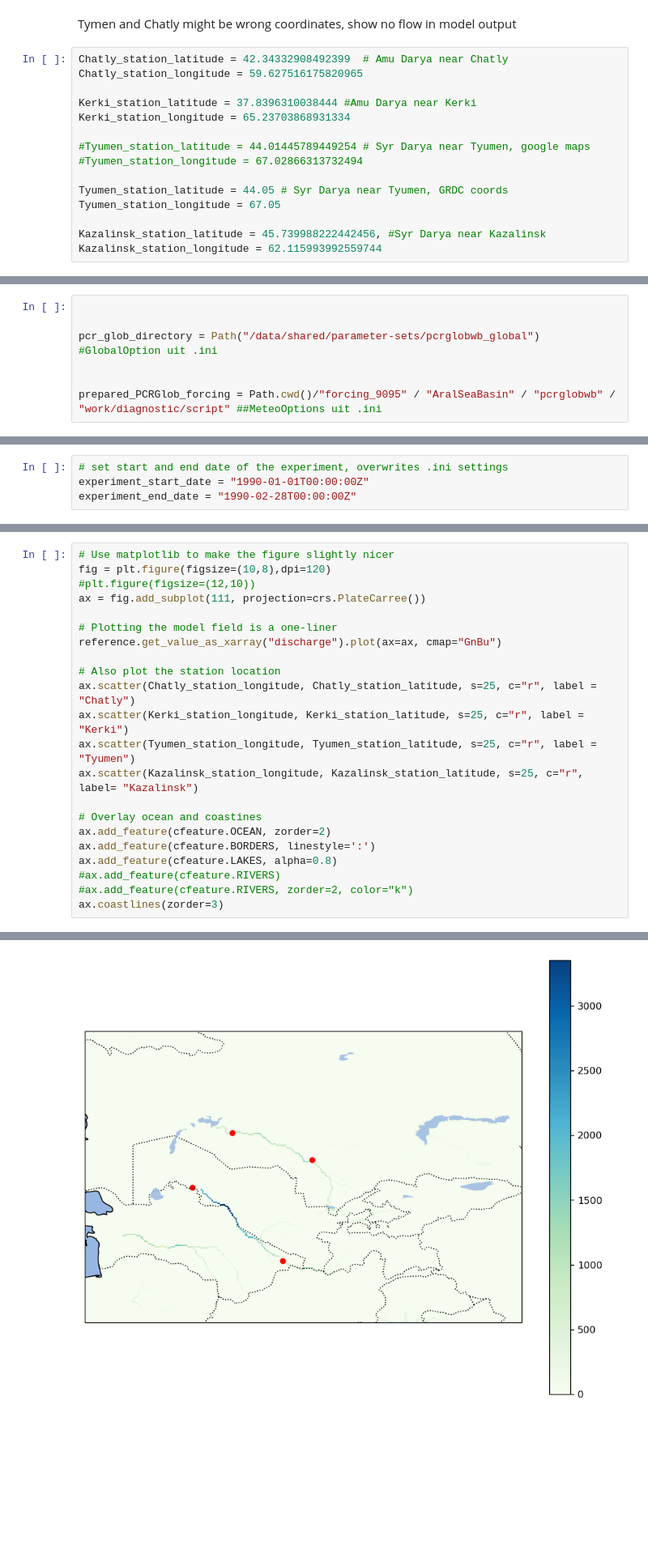
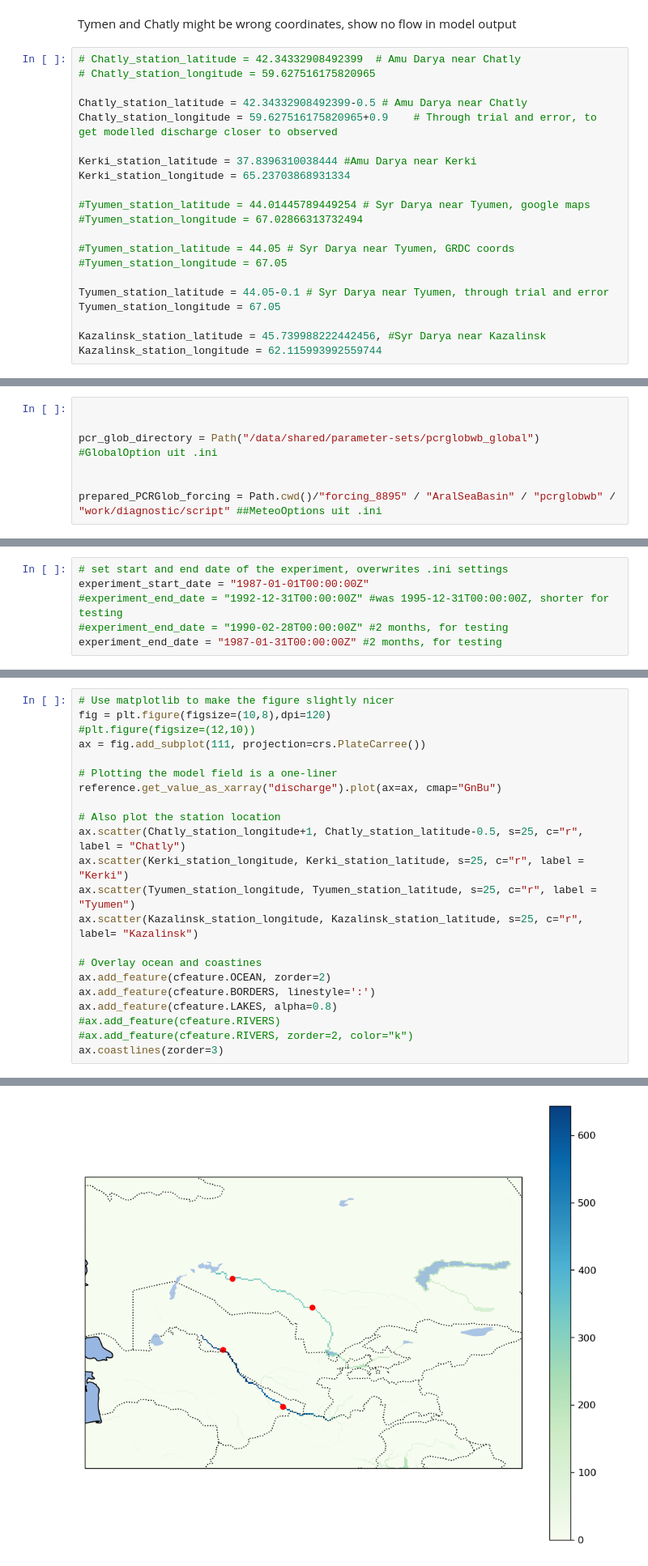
Before and after one commit to andrevdv/MSc_AralSea, a Jupyter notebook: book/thesis_projects/MSc/2025_Q1_AndreVanDerVeen_CEG/work_in_progress/Test_Aral/Aral_PCR_Simple.ipynb, the cells around one changed output, grey strips where cells are left out. Shown: that part at 81% size. Saved outputs shown, nothing was run; the diff lists cells and outputs as text; blank space fills up the shorter version.

```diff
--- a/book/thesis_projects/MSc/2025_Q1_AndreVanDerVeen_CEG/work_in_progress/Test_Aral/Aral_PCR_Simple.ipynb
+++ b/book/thesis_projects/MSc/2025_Q1_AndreVanDerVeen_CEG/work_in_progress/Test_Aral/Aral_PCR_Simple.ipynb
@@ -33,8 +35,11 @@ import ewatercycle.parameter_sets
 # %% [markdown]
 Tymen and Chatly might be wrong coordinates, show no flow in model output
 # %%
-Chatly_station_latitude = 42.34332908492399  # Amu Darya near Chatly
-Chatly_station_longitude = 59.627516175820965
+# Chatly_station_latitude = 42.34332908492399  # Amu Darya near Chatly
+# Chatly_station_longitude = 59.627516175820965
+
+Chatly_station_latitude = 42.34332908492399-0.5 # Amu Darya near Chatly
+Chatly_station_longitude = 59.627516175820965+0.9    # Through trial and error, to get modelled discharge closer to observed
 
 Kerki_station_latitude = 37.8396310038444 #Amu Darya near Kerki
 Kerki_station_longitude = 65.23703868931334
@@ -42,7 +47,10 @@ Kerki_station_longitude = 65.23703868931334
 #Tyumen_station_latitude = 44.01445789449254 # Syr Darya near Tyumen, google maps
 #Tyumen_station_longitude = 67.02866313732494
 
-Tyumen_station_latitude = 44.05 # Syr Darya near Tyumen, GRDC coords
+#Tyumen_station_latitude = 44.05 # Syr Darya near Tyumen, GRDC coords
+#Tyumen_station_longitude = 67.05
+
+Tyumen_station_latitude = 44.05-0.1 # Syr Darya near Tyumen, through trial and error
 Tyumen_station_longitude = 67.05
 
 Kazalinsk_station_latitude = 45.739988222442456, #Syr Darya near Kazalinsk
@@ -56,7 +64,7 @@ Kazalinsk_station_longitude = 62.115993992559744
 pcr_glob_directory = Path("/data/shared/parameter-sets/pcrglobwb_global")  #GlobalOption uit .ini
 
 
-prepared_PCRGlob_forcing = Path.cwd()/"forcing_9095" / "AralSeaBasin" / "pcrglobwb" / "work/diagnostic/script" ##MeteoOptions uit .ini
+prepared_PCRGlob_forcing = Path.cwd()/"forcing_8895" / "AralSeaBasin" / "pcrglobwb" / "work/diagnostic/script" ##MeteoOptions uit .ini
 # %%
 
 
@@ -69,8 +77,10 @@ parameter_set = ewatercycle.parameter_sets.ParameterSet(
 )
 # %%
 # set start and end date of the experiment, overwrites .ini settings
-experiment_start_date = "1990-01-01T00:00:00Z"
-experiment_end_date = "1990-02-28T00:00:00Z"
+experiment_start_date = "1987-01-01T00:00:00Z"
+#experiment_end_date = "1992-12-31T00:00:00Z" #was 1995-12-31T00:00:00Z, shorter for testing
+#experiment_end_date = "1990-02-28T00:00:00Z" #2 months, for testing
+experiment_end_date = "1987-01-31T00:00:00Z" #2 months, for testing
 # %%
 print(parameter_set)
 # %% [output]
@@ -243,28 +253,28 @@ Stations_timeseries.head()
 # %%
 # Use matplotlib to make the figure slightly nicer
 fig = plt.figure(figsize=(10,8),dpi=120)
 #plt.figure(figsize=(12,10))
 ax = fig.add_subplot(111, projection=crs.PlateCarree())
 
 # Plotting the model field is a one-liner
 reference.get_value_as_xarray("discharge").plot(ax=ax, cmap="GnBu")
 
 # Also plot the station location
-ax.scatter(Chatly_station_longitude, Chatly_station_latitude, s=25, c="r", label = "Chatly")
+ax.scatter(Chatly_station_longitude+1, Chatly_station_latitude-0.5, s=25, c="r", label = "Chatly")
 ax.scatter(Kerki_station_longitude, Kerki_station_latitude, s=25, c="r", label = "Kerki")
 ax.scatter(Tyumen_station_longitude, Tyumen_station_latitude, s=25, c="r", label = "Tyumen")
 ax.scatter(Kazalinsk_station_longitude, Kazalinsk_station_latitude, s=25, c="r", label= "Kazalinsk")
 
 # Overlay ocean and coastines
 ax.add_feature(cfeature.OCEAN, zorder=2)
 ax.add_feature(cfeature.BORDERS, linestyle=':')
 ax.add_feature(cfeature.LAKES, alpha=0.8)
 #ax.add_feature(cfeature.RIVERS)
 #ax.add_feature(cfeature.RIVERS, zorder=2, color="k")
 ax.coastlines(zorder=3)
 # %% [output]
 <cartopy.mpl.feature_artist.FeatureArtist at 0x...>
-[figure, old version]
+[figure, new version]
 # %%
 Stations_timeseries.plot(label = Stations_timeseries.columns)
 # %% [output]
```
Also changed, not shown: parts of 19 cells of this notebook, 4 other files.
